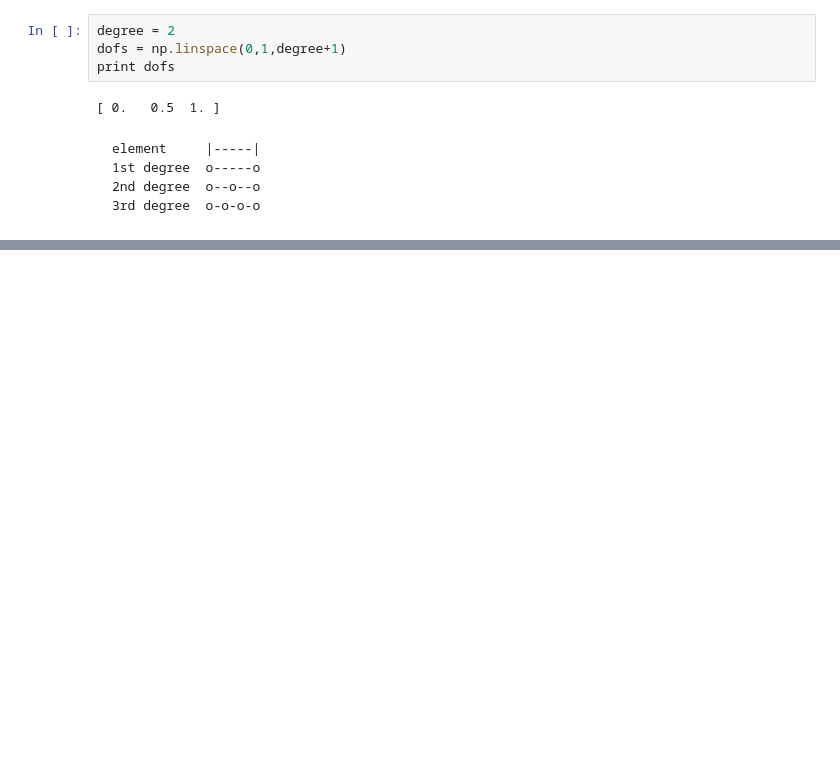
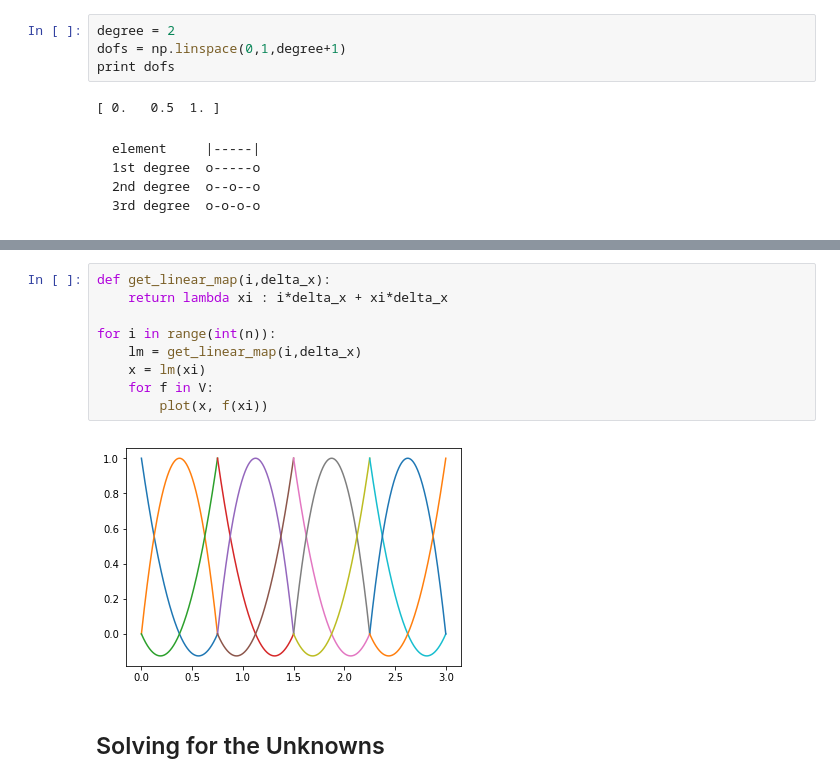
Before and after one commit to nicolacavallini/fem_intro, a Jupyter notebook: fem_playgroud.ipynb, the cells around one changed output, grey strips where cells are left out. Drawn from its saved outputs; the diff is of its cells as text; blank space fills up the shorter version.

```diff
--- a/fem_playgroud.ipynb
+++ b/fem_playgroud.ipynb
@@ -99,0 +169,13 @@ plot(dofs, 0*dofs, 'ro')
+# %%
+def get_linear_map(i,delta_x):
+    return lambda xi : i*delta_x + xi*delta_x
+
+for i in range(int(n)):
+    lm = get_linear_map(i,delta_x)
+    x = lm(xi)
+    for f in V:
+        plot(x, f(xi))
+# %% [output]
+[figure, added]
+# %% [markdown]
+## Solving for the Unknowns
```
Also changed, not shown: parts of 17 cells of this notebook.
